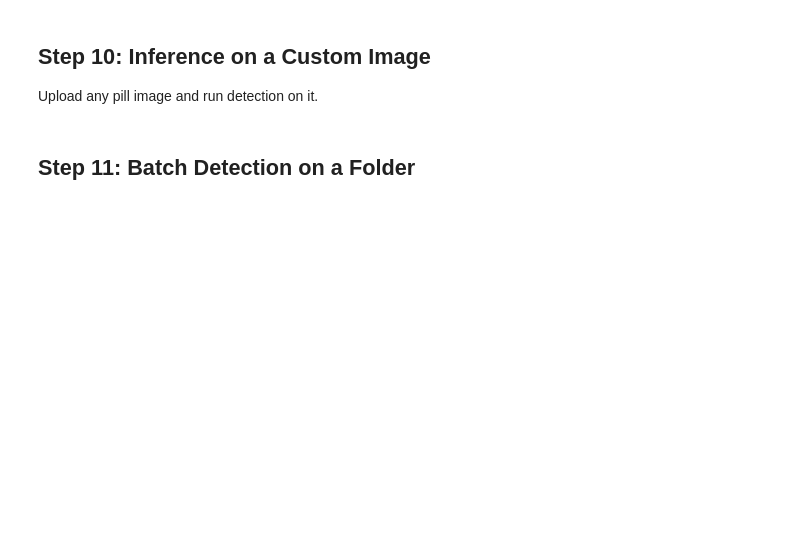
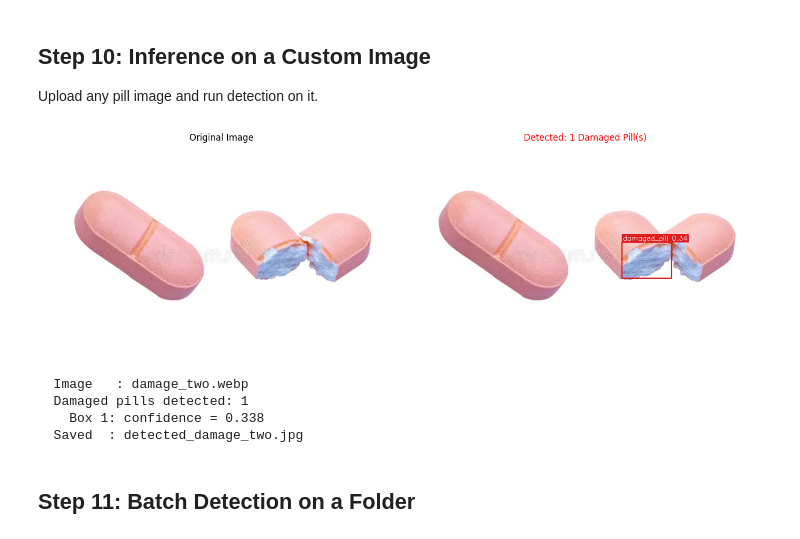
Before and after one commit to sahillmahadik7/PillsDamage, a Jupyter notebook: pill_damage_detection.ipynb, the cells around one changed output. Drawn from its saved outputs; the diff is of its cells as text; code cells hidden in the pictures; blank space fills up the shorter version.

```diff
--- a/pill_damage_detection.ipynb
+++ b/pill_damage_detection.ipynb
@@ -247,7 +261,7 @@ else:
 ## Step 8: Evaluate on Test Set
 # %%
 # Load best trained model
-best_model_path = Path(PROJECT_NAME) / RUN_NAME / "weights" / "best.pt"
+best_model_path = Path(r"C:\Users\Sahil Mahadik\runs\detect\pill_damage_runs\exp1\weights\best.pt")
 trained_model   = YOLO(str(best_model_path))
 
 # Run validation on test split
@@ -350,14 +433,20 @@ Upload any pill image and run detection on it.
 # %%
 # ============================================================
 # Change this to your own image path
 # ============================================================
-custom_image = "./your_pill_image.jpg"   # <-- update this
+custom_image = "damage_two.webp"   # <-- update this
 
 if Path(custom_image).exists():
     detect_damaged_pills(custom_image, trained_model, conf_threshold=0.25)
 else:
     print(f"File not found: {custom_image}")
     print("Update the path to point to your image.")
+# %% [output]
+[figure, added]
+  Image   : damage_two.webp
+  Damaged pills detected: 1
+    Box 1: confidence = 0.338
+  Saved  : detected_damage_two.jpg
 # %% [markdown]
 ## Step 11: Batch Detection on a Folder
 # %%
```
Also changed, not shown: parts of 6 cells of this notebook, 15 other files.
